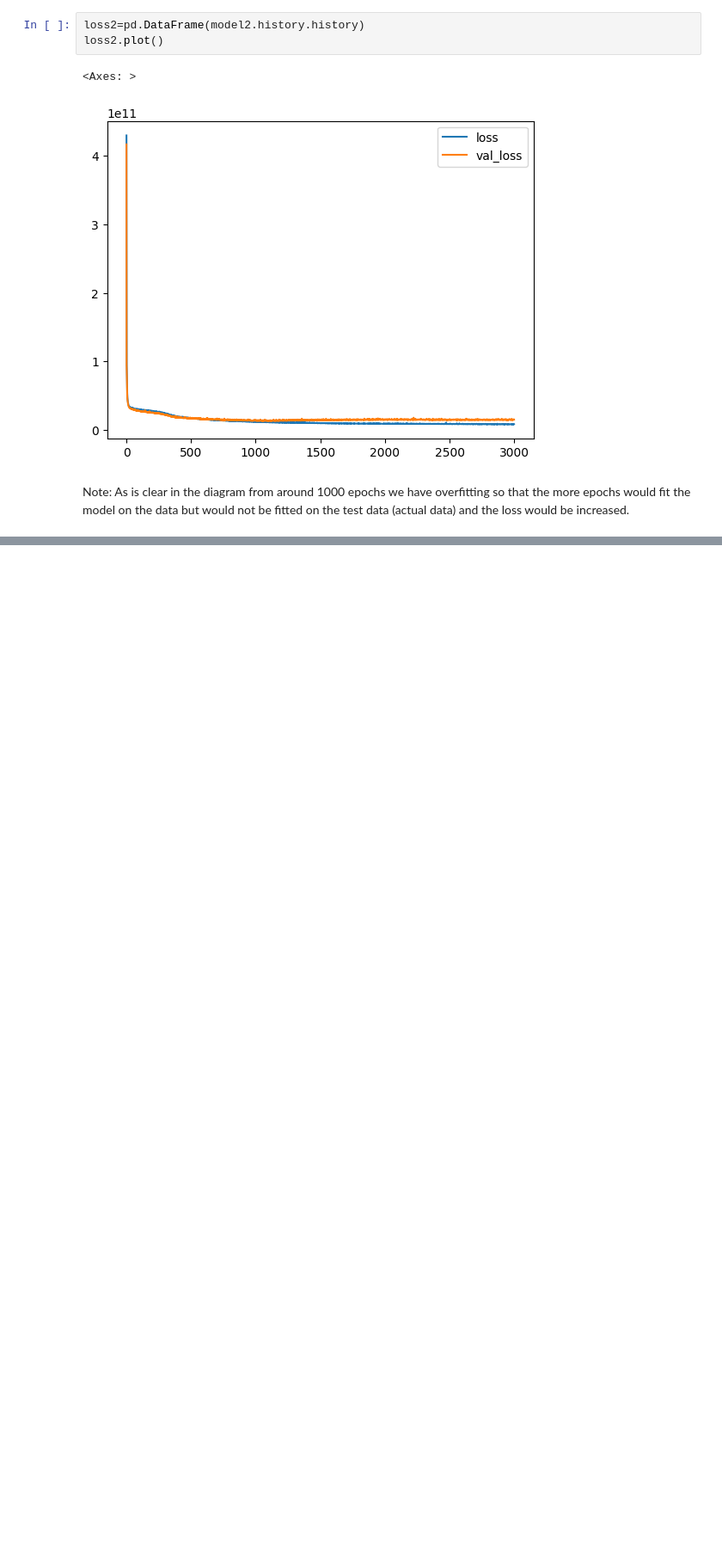
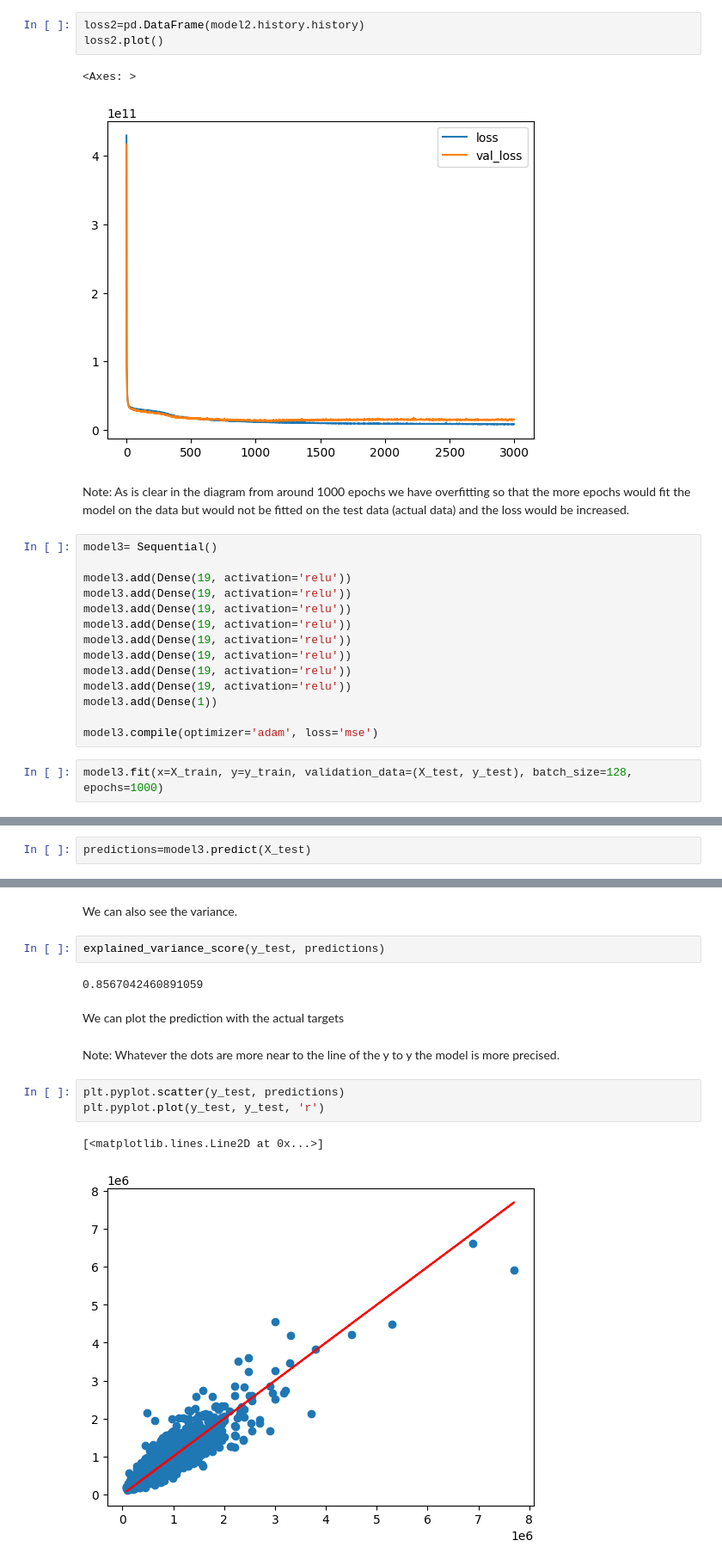
Before and after one commit to Ali-mohammadi-design/TensorFlow, a Jupyter notebook: Tensorflow_House_sale_in_king_county_Prj2.ipynb, the cells around one changed output, grey strips where cells are left out. Shown at 86% size. Cells and saved outputs as stored; diff of their text form; blank space fills up the shorter version.

```diff
--- a/Tensorflow_House_sale_in_king_county_Prj2.ipynb
+++ b/Tensorflow_House_sale_in_king_county_Prj2.ipynb
@@ -533,3 +533,19 @@ loss2.plot()
 [figure]
 # %% [markdown]
 Note: As is clear in the diagram from around 1000 epochs we have overfitting so that the more epochs would fit the model on the data but would not be fitted on the test data (actual data) and the loss would be increased.
+# %%
+model3= Sequential()
+
+model3.add(Dense(19, activation='relu'))
+model3.add(Dense(19, activation='relu'))
+model3.add(Dense(19, activation='relu'))
+model3.add(Dense(19, activation='relu'))
+model3.add(Dense(19, activation='relu'))
+model3.add(Dense(19, activation='relu'))
+model3.add(Dense(19, activation='relu'))
+model3.add(Dense(19, activation='relu'))
+model3.add(Dense(1))
+
+model3.compile(optimizer='adam', loss='mse')
+# %%
+model3.fit(x=X_train, y=y_train, validation_data=(X_test, y_test), batch_size=128, epochs=1000)
@@ -535,0 +573,2 @@ Note: As is clear in the diagram from around 1000 epochs we have overfitting so
+# %%
+predictions=model3.predict(X_test)
@@ -535,0 +603,16 @@ Note: As is clear in the diagram from around 1000 epochs we have overfitting so
+# %% [markdown]
+We can also see the variance.
+# %%
+explained_variance_score(y_test, predictions)
+# %% [output]
+0.8567042460891059
+# %% [markdown]
+We can plot the prediction with the actual targets
+# %% [markdown]
+Note: Whatever the dots are more near to the line of the y to y the model is more precised.
+# %%
+plt.pyplot.scatter(y_test, predictions)
+plt.pyplot.plot(y_test, y_test, 'r')
+# %% [output]
+[<matplotlib.lines.Line2D at 0x...>]
+[figure, added]
```
Also changed, not shown: parts of 20 cells of this notebook.
